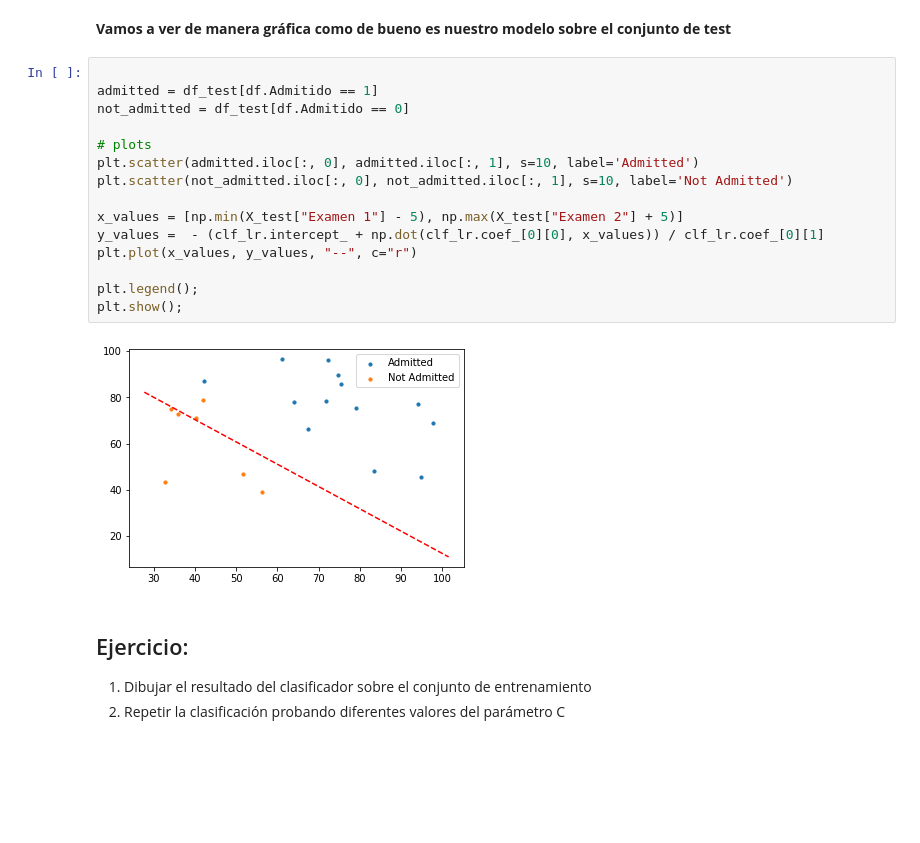
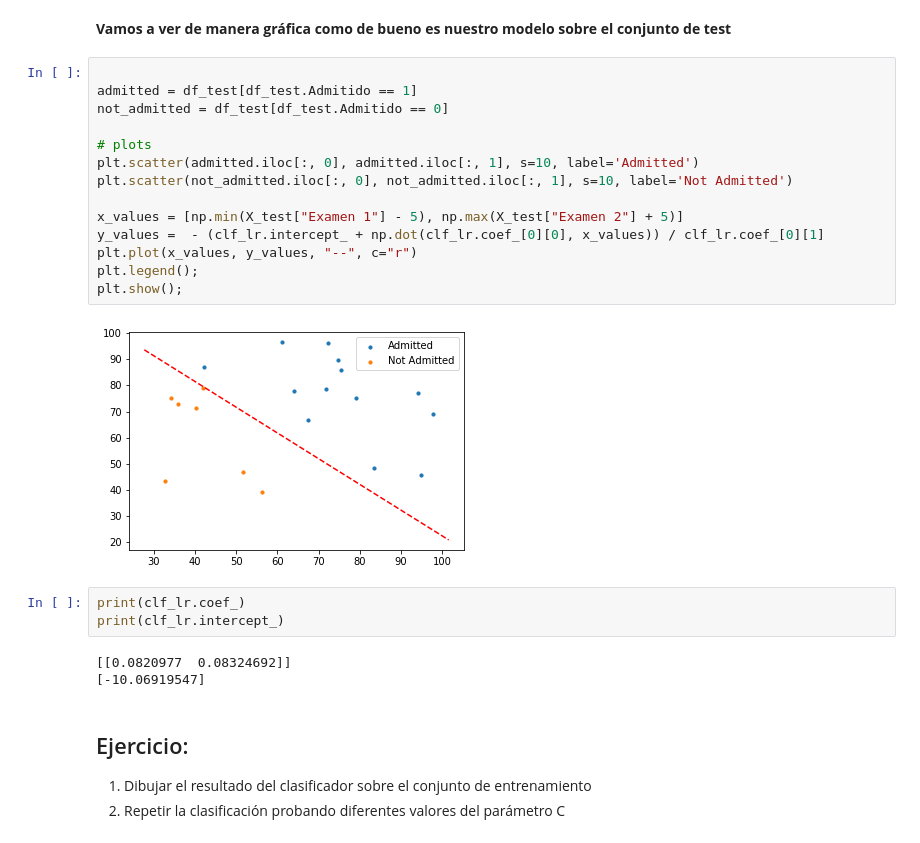
Before and after one commit to bmalcover/ml2019, a Jupyter notebook: 07_Logistic_regression.ipynb, the cells around one changed output. Saved outputs shown, nothing was run; the diff lists cells and outputs as text; blank space fills up the shorter version.

```diff
--- a/07_Logistic_regression.ipynb
+++ b/07_Logistic_regression.ipynb
@@ -113,21 +113,26 @@ clf_lr.score(X_test, y_test)
 **Vamos a ver de manera gráfica como de bueno es nuestro modelo sobre el conjunto de test**
 # %%
 
-admitted = df_test[df.Admitido == 1]
-not_admitted = df_test[df.Admitido == 0]
+admitted = df_test[df_test.Admitido == 1]
+not_admitted = df_test[df_test.Admitido == 0]
 
 # plots
 plt.scatter(admitted.iloc[:, 0], admitted.iloc[:, 1], s=10, label='Admitted')
 plt.scatter(not_admitted.iloc[:, 0], not_admitted.iloc[:, 1], s=10, label='Not Admitted')
 
 x_values = [np.min(X_test["Examen 1"] - 5), np.max(X_test["Examen 2"] + 5)]
 y_values =  - (clf_lr.intercept_ + np.dot(clf_lr.coef_[0][0], x_values)) / clf_lr.coef_[0][1]
 plt.plot(x_values, y_values, "--", c="r")
-
 plt.legend();
 plt.show();
 # %% [output]
-[figure, old version]
+[figure, new version]
+# %%
+print(clf_lr.coef_)
+print(clf_lr.intercept_)
+# %% [output]
+[[0.0820977  0.08324692]]
+[-10.06919547]
 # %% [markdown]
 ## Ejercicio:
 
```
Also changed, not shown: parts of 1 cell of this notebook, 5 other files.
